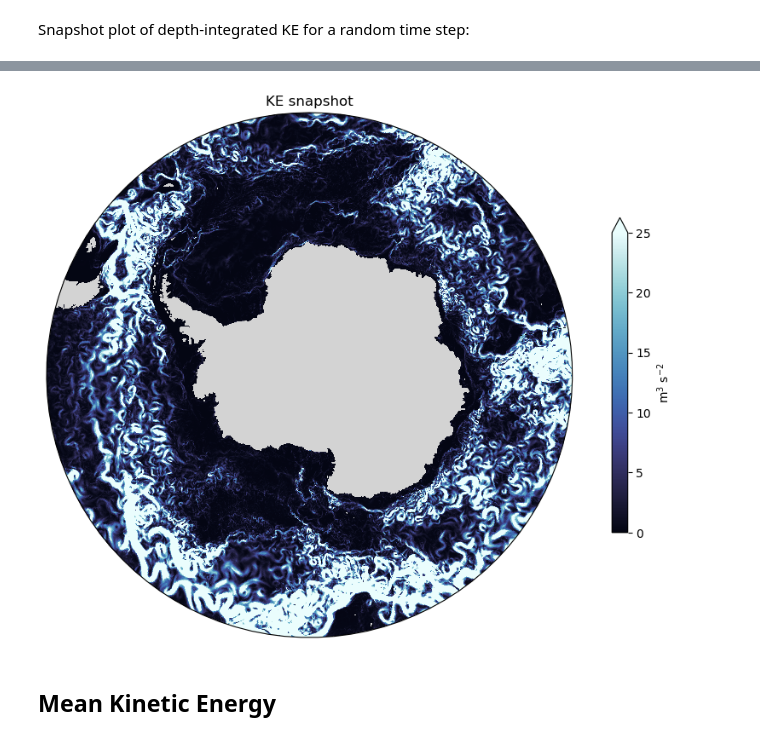
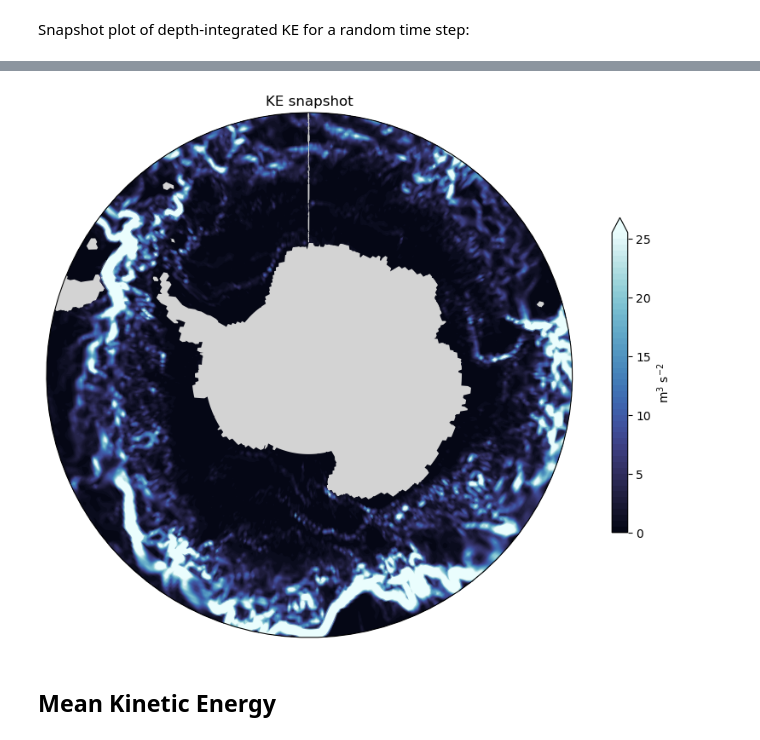
Before and after one commit to ACCESS-NRI/ACCESS-ENSO-recipes, a Jupyter notebook: cosima/Eddy-Mean_Kinetic_Energy_Decomposition.ipynb, the cells around one changed output, grey strips where cells are left out. Saved outputs shown, nothing was run; the diff lists cells and outputs as text; code cells hidden in the pictures.

```diff
--- a/cosima/Eddy-Mean_Kinetic_Energy_Decomposition.ipynb
+++ b/cosima/Eddy-Mean_Kinetic_Energy_Decomposition.ipynb
@@ -114,5 +81,4 @@ v = darray['v'].sel(time = slice(start_time, end_time), yu_ocean = slice(None, -
 # %%
-from esmvalcore.dataset import Dataset
 
 uOM2 = Dataset(short_name='uo', project='CMIP6',
     activity='OMIP', mip="Omon", exp="omip2",
@@ -121,8 +87,14 @@ uOM2 = Dataset(short_name='uo', project='CMIP6',
 
 # cell thickness: thkcello
 uOM2.add_supplementary(short_name='thkcello', mip='Ofx')
+# load thickness
+thkcel = uOM2.supplementaries[0].load()
 
 vOM2 = uOM2.copy(short_name='vo')
+
+#load dataset
+uOM2 = uOM2.load()
+vOM2 = vOM2.load()
 # %%
-uOM2.supplementaries[0].load() # uo, vo
+print(thkcel.summary(shorten=True))
 # %% [output]
@@ -170,7 +123,10 @@ $$ {\rm KE} = \frac{1}{2} (u^2 + v^2).$$
 
 We construct the following expression:
 # %%
-KEom2 = 0.5*(uOM2.load()**2 + vOM2.load()**2)
+KEom2 = 0.5*(uOM2**2 + vOM2**2)
+
+# add ancillary (thickness for depth)
+KEom2 = add_supplementary_variables(KEom2, thkcel])
 # %% [markdown]
 You may notice that this line runs instantly. The calculation is not (yet) computed. Rather, `xarray` needs to broadcast the squares of the velocity fields together to determine the final shape of KE.
 # %% [markdown]
@@ -262,10 +175,16 @@ See also https://docs.dask.org/en/stable/best-practices.html#load-data-with-dask
+# %%
+KE_snapshot = KEom2[0].collapsed('depth', iris.analysis.SUM, weights='cell_thickness')
+KE_snapshot = regrid(KE_snapshot, '0.5x0.5', scheme='linear')
+KE_snapshot.data.shape, KE_snapshot.summary(shorten=True)
 # %%
 fig, axs = circumpolar_map()
-KE_snapshot.plot(ax = axs, vmax = 25, cmap = cm.cm.ice, transform = ccrs.PlateCarree(),
-                 cbar_kwargs = {'label':'m$^3$ s$^{-2}$', 'shrink':0.6});
-axs.set_title('KE snapshot');
+
+iplt.contourf(KE_snapshot, levels=np.arange(0,26,0.5), extend='max', axes=axs, cmap = cm.cm.ice)
+axs.set_title('KE snapshot')
+plt.colorbar(label='m$^3$ s$^{-2}$',ticks=np.arange(0,26,5), shrink=0.6)
+plt.show()
 # %% [output]
-[figure, old version]
+[figure, new version]
 # %% [markdown]
 ## Mean Kinetic Energy
 # %% [markdown]
```
Also changed, not shown: parts of 33 cells of this notebook.
